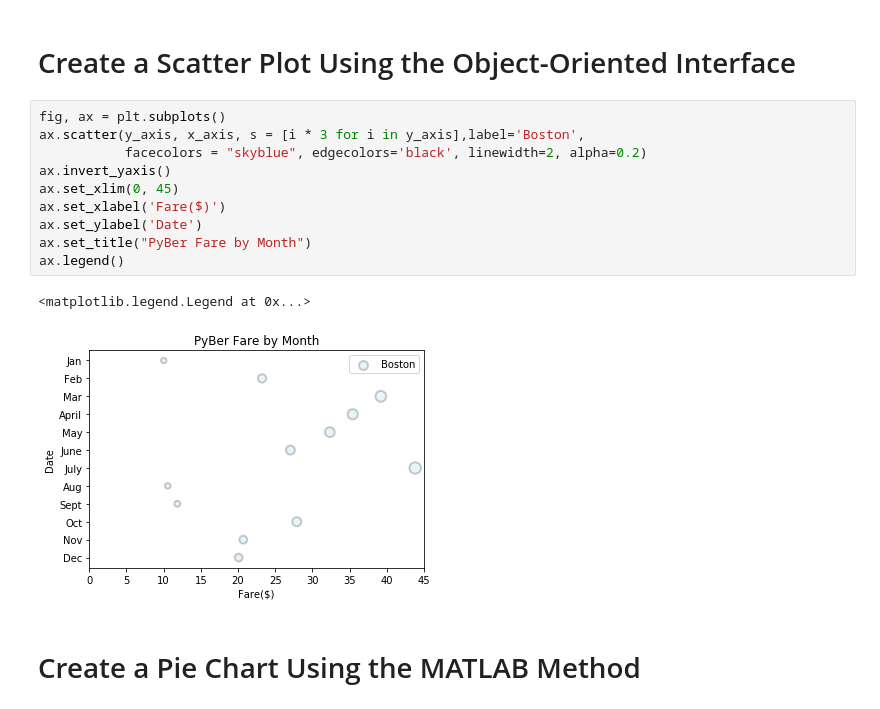
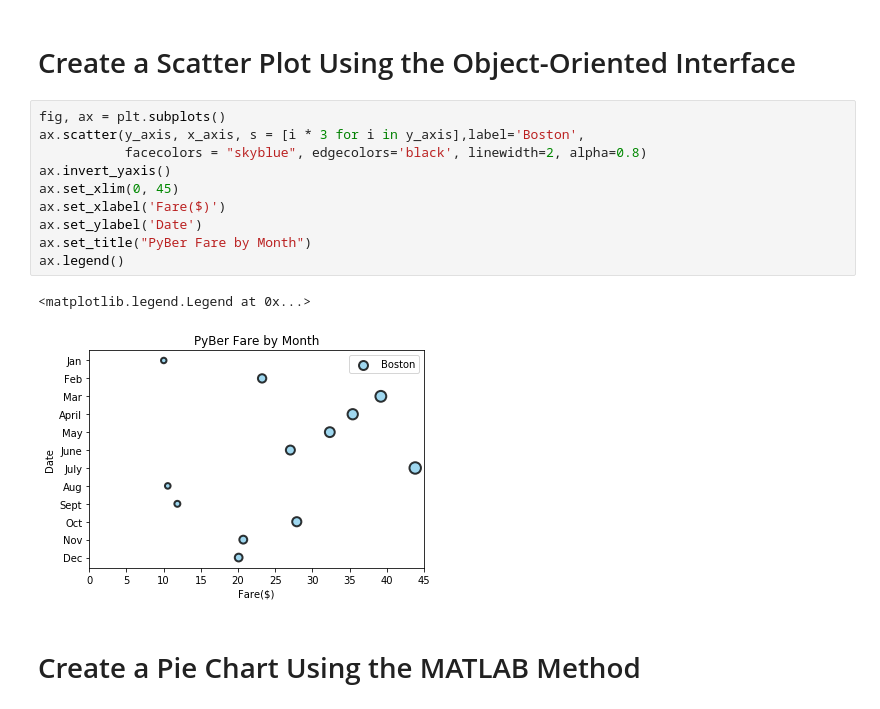
Before and after one commit to tranchan72/PyBer_Analysis, a Jupyter notebook: Pyber_practice.ipynb, the cells around one changed output. Saved outputs shown, nothing was run; the diff lists cells and outputs as text.

```diff
--- a/Pyber_practice.ipynb
+++ b/Pyber_practice.ipynb
@@ -238,16 +238,16 @@ plt.scatter(x_axis, y_axis, s = [i * 3 for i in y_axis])
 # %%
 fig, ax = plt.subplots()
 ax.scatter(y_axis, x_axis, s = [i * 3 for i in y_axis],label='Boston',
-           facecolors = "skyblue", edgecolors='black', linewidth=2, alpha=0.2)
+           facecolors = "skyblue", edgecolors='black', linewidth=2, alpha=0.8)
 ax.invert_yaxis()
 ax.set_xlim(0, 45)
 ax.set_xlabel('Fare($)')
 ax.set_ylabel('Date')
 ax.set_title("PyBer Fare by Month")
 ax.legend()
 # %% [output]
 <matplotlib.legend.Legend at 0x...>
-[figure, old version]
+[figure, new version]
 # %% [markdown]
 # Create a Pie Chart Using the MATLAB Method
 # %%
```
Also changed, not shown: 2 other files.
